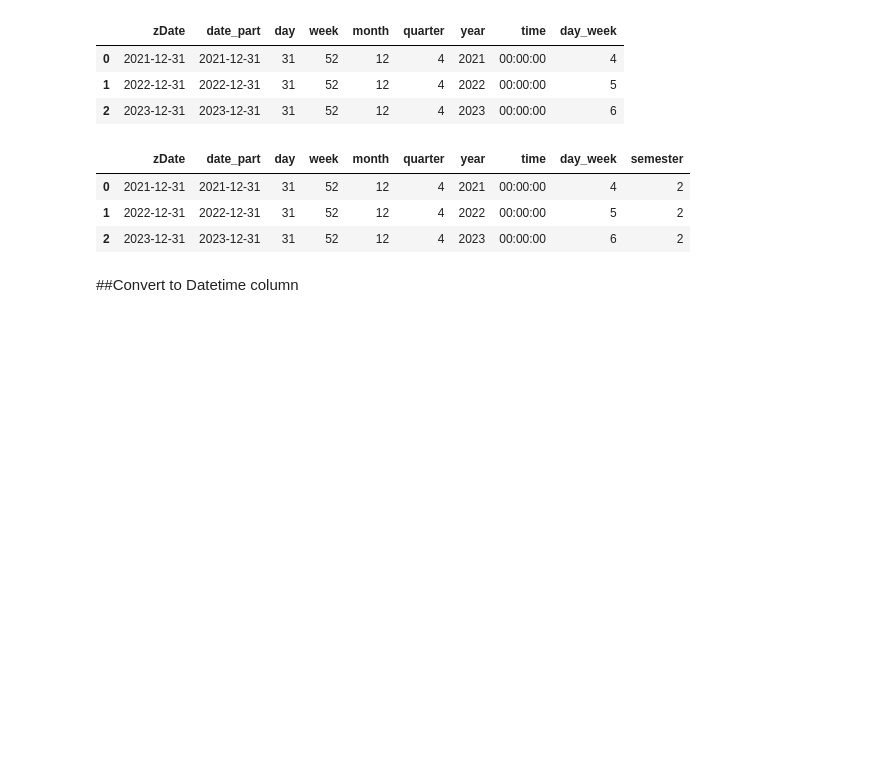
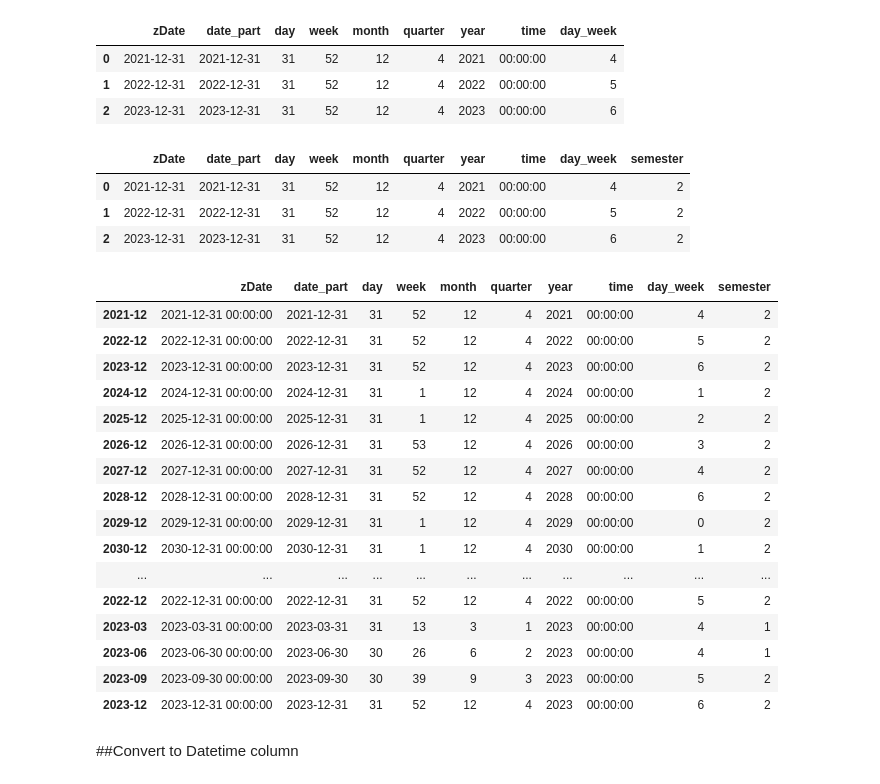
Before and after one commit to Sateesh110/Rep_ML, a Jupyter notebook: zFE_Date_Transformations.ipynb, the cells around one changed output. Drawn from its saved outputs; the diff is of its cells as text; code cells hidden in the pictures; blank space fills up the shorter version.

```diff
--- a/zFE_Date_Transformations.ipynb
+++ b/zFE_Date_Transformations.ipynb
@@ -86,6 +86,28 @@ df.head(3)
 | 0 | 2021-12-31 | 2021-12-31 | 31 | 52 | 12 | 4 | 2021 | 00:00:00 | 4 | 2 |
 | 1 | 2022-12-31 | 2022-12-31 | 31 | 52 | 12 | 4 | 2022 | 00:00:00 | 5 | 2 |
 | 2 | 2023-12-31 | 2023-12-31 | 31 | 52 | 12 | 4 | 2023 | 00:00:00 | 6 | 2 |
+# %%
+#Index as Year-Month
+df.index = df['year'].astype(str) +"-"+df["month"].astype(str).map(lambda x: "0"+x if len(x)==1 else x)
+df
+# %% [output]
+|  | zDate | date_part | day | week | month | quarter | year | time | day_week | semester |
+| 2021-12 | 2021-12-31 00:00:00 | 2021-12-31 | 31 | 52 | 12 | 4 | 2021 | 00:00:00 | 4 | 2 |
+| 2022-12 | 2022-12-31 00:00:00 | 2022-12-31 | 31 | 52 | 12 | 4 | 2022 | 00:00:00 | 5 | 2 |
+| 2023-12 | 2023-12-31 00:00:00 | 2023-12-31 | 31 | 52 | 12 | 4 | 2023 | 00:00:00 | 6 | 2 |
+| 2024-12 | 2024-12-31 00:00:00 | 2024-12-31 | 31 | 1 | 12 | 4 | 2024 | 00:00:00 | 1 | 2 |
+| 2025-12 | 2025-12-31 00:00:00 | 2025-12-31 | 31 | 1 | 12 | 4 | 2025 | 00:00:00 | 2 | 2 |
+| 2026-12 | 2026-12-31 00:00:00 | 2026-12-31 | 31 | 53 | 12 | 4 | 2026 | 00:00:00 | 3 | 2 |
+| 2027-12 | 2027-12-31 00:00:00 | 2027-12-31 | 31 | 52 | 12 | 4 | 2027 | 00:00:00 | 4 | 2 |
+| 2028-12 | 2028-12-31 00:00:00 | 2028-12-31 | 31 | 52 | 12 | 4 | 2028 | 00:00:00 | 6 | 2 |
+| 2029-12 | 2029-12-31 00:00:00 | 2029-12-31 | 31 | 1 | 12 | 4 | 2029 | 00:00:00 | 0 | 2 |
+| 2030-12 | 2030-12-31 00:00:00 | 2030-12-31 | 31 | 1 | 12 | 4 | 2030 | 00:00:00 | 1 | 2 |
+| ... | ... | ... | ... | ... | ... | ... | ... | ... | ... | ... |
+| 2022-12 | 2022-12-31 00:00:00 | 2022-12-31 | 31 | 52 | 12 | 4 | 2022 | 00:00:00 | 5 | 2 |
+| 2023-03 | 2023-03-31 00:00:00 | 2023-03-31 | 31 | 13 | 3 | 1 | 2023 | 00:00:00 | 4 | 1 |
+| 2023-06 | 2023-06-30 00:00:00 | 2023-06-30 | 30 | 26 | 6 | 2 | 2023 | 00:00:00 | 4 | 1 |
+| 2023-09 | 2023-09-30 00:00:00 | 2023-09-30 | 30 | 39 | 9 | 3 | 2023 | 00:00:00 | 5 | 2 |
+| 2023-12 | 2023-12-31 00:00:00 | 2023-12-31 | 31 | 52 | 12 | 4 | 2023 | 00:00:00 | 6 | 2 |
 # %% [markdown]
 ##Convert to Datetime column
 # %%
```
